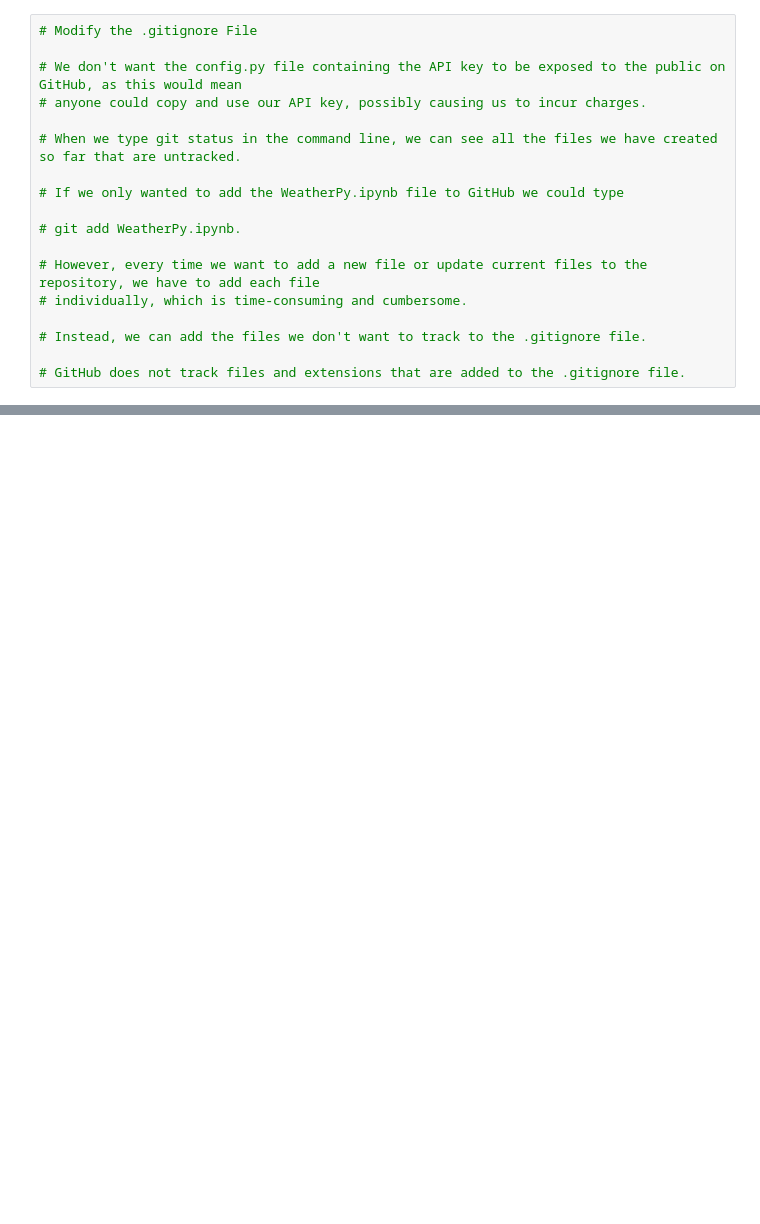
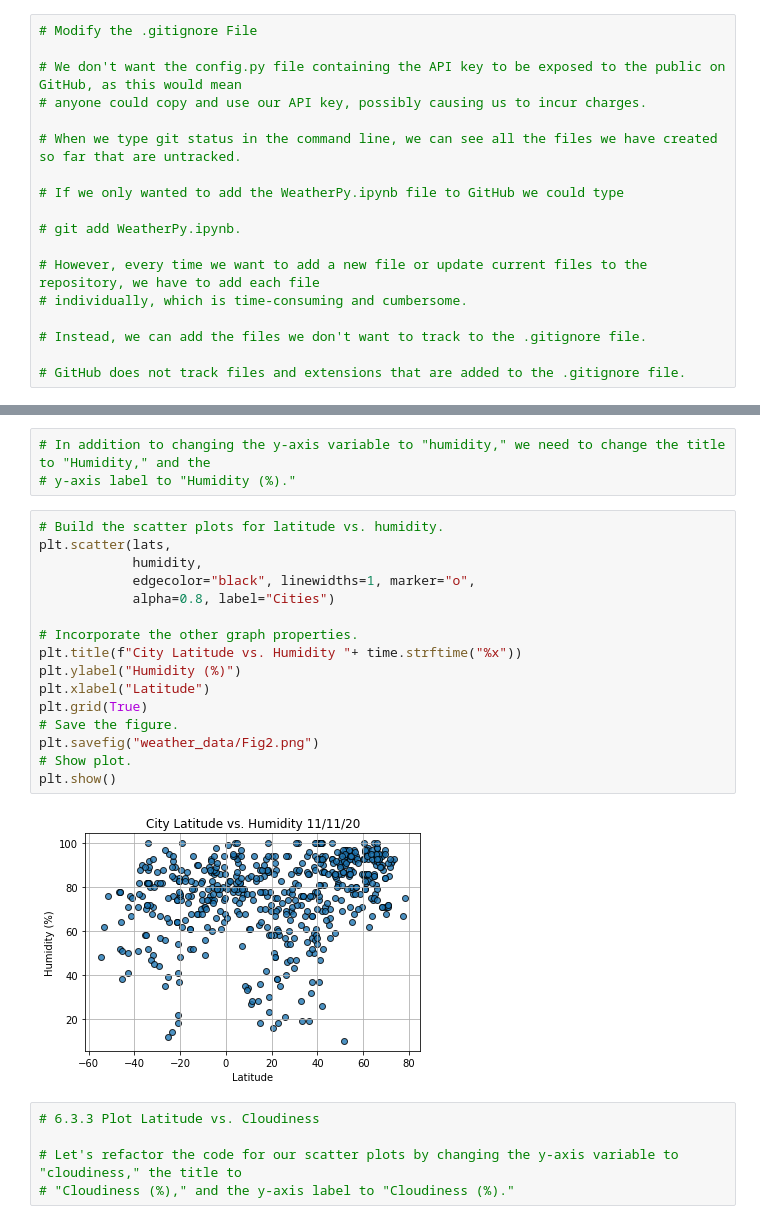
Before and after one commit to DJsef81/World_Weather_Analysis, a Jupyter notebook: WeatherPy.ipynb, the cells around one changed output, grey strips where cells are left out. Cells and saved outputs as stored; diff of their text form; blank space fills up the shorter version.

```diff
--- a/WeatherPy.ipynb
+++ b/WeatherPy.ipynb
@@ -544,0 +622,26 @@ city_data_df.to_csv(output_data_file, index_label="City_ID")
+# %%
+# In addition to changing the y-axis variable to "humidity," we need to change the title to "Humidity," and the
+# y-axis label to "Humidity (%)."
+# %%
+# Build the scatter plots for latitude vs. humidity.
+plt.scatter(lats,
+            humidity,
+            edgecolor="black", linewidths=1, marker="o",
+            alpha=0.8, label="Cities")
+
+# Incorporate the other graph properties.
+plt.title(f"City Latitude vs. Humidity "+ time.strftime("%x"))
+plt.ylabel("Humidity (%)")
+plt.xlabel("Latitude")
+plt.grid(True)
+# Save the figure.
+plt.savefig("weather_data/Fig2.png")
+# Show plot.
+plt.show()
+# %% [output]
+[figure, added]
+# %%
+# 6.3.3 Plot Latitude vs. Cloudiness
+
+# Let's refactor the code for our scatter plots by changing the y-axis variable to "cloudiness," the title to
+# "Cloudiness (%)," and the y-axis label to "Cloudiness (%)."
```
Also changed, not shown: parts of 12 cells of this notebook, 5 other files.
